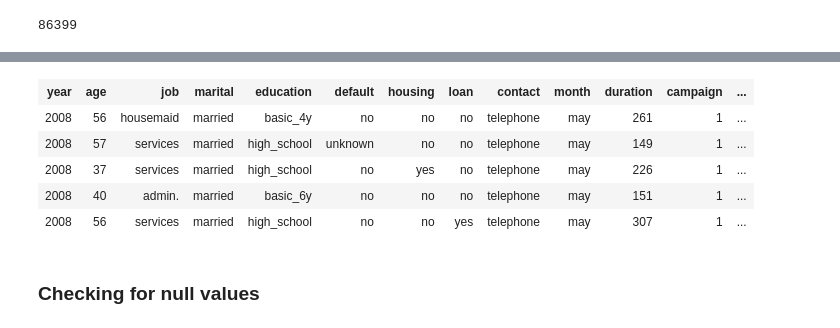
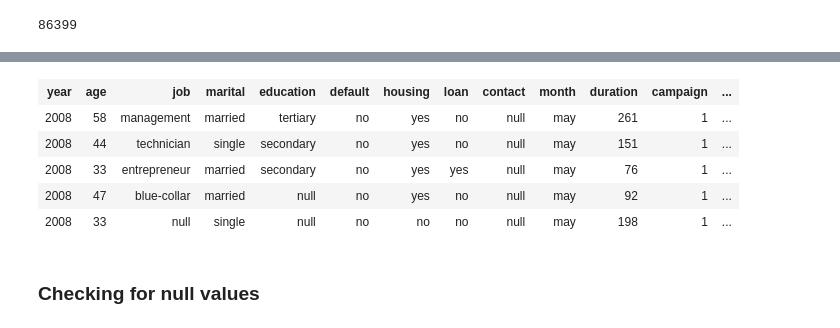
Before and after one commit to Mandarhp77/Bank_Telemarketing_Campaign, a Jupyter notebook: spark_ml/Spark_Bank_Campaign.ipynb, the cells around one changed output, grey strips where cells are left out. Cells and saved outputs as stored; diff of their text form; code cells hidden in the pictures.

```diff
--- a/spark_ml/Spark_Bank_Campaign.ipynb
+++ b/spark_ml/Spark_Bank_Campaign.ipynb
@@ -296,0 +349,7 @@ display(bank_add_full.limit(5))
+# %%
+# read the parquet file
+bank_data = spark.read.parquet('bank_data_pdf.parquet')
+#bank_data = spark.read.csv('final_data.csv',header=True,inferSchema=True)
+# %%
+#dropping id
+bank_data = bank_data.drop("_c0")
@@ -360,14 +435,14 @@ counts.show()
 for column in bank_data.columns:
     bank_data = bank_data.withColumn(column, when(col(column).isin("unknown", "nonexistent"), None).otherwise(col(column)))
 # %%
-display(bank_add_full.limit(5))
+display(bank_data.limit(5))
 # %% [output]
 | year | age | job | marital | education | default | housing | loan | contact | month | duration | campaign | ... |
-| 2008 | 56 | housemaid | married | basic_4y | no | no | no | telephone | may | 261 | 1 | ... |
-| 2008 | 57 | services | married | high_school | unknown | no | no | telephone | may | 149 | 1 | ... |
-| 2008 | 37 | services | married | high_school | no | yes | no | telephone | may | 226 | 1 | ... |
-| 2008 | 40 | admin. | married | basic_6y | no | no | no | telephone | may | 151 | 1 | ... |
-| 2008 | 56 | services | married | high_school | no | no | yes | telephone | may | 307 | 1 | ... |
+| 2008 | 58 | management | married | tertiary | no | yes | no | null | may | 261 | 1 | ... |
+| 2008 | 44 | technician | single | secondary | no | yes | no | null | may | 151 | 1 | ... |
+| 2008 | 33 | entrepreneur | married | secondary | no | yes | yes | null | may | 76 | 1 | ... |
+| 2008 | 47 | blue-collar | married | null | no | yes | no | null | may | 92 | 1 | ... |
+| 2008 | 33 | null | single | null | no | no | no | null | may | 198 | 1 | ... |
 # %% [markdown]
 ### Checking for null values
 # %%
```
Also changed, not shown: parts of 121 cells of this notebook.
